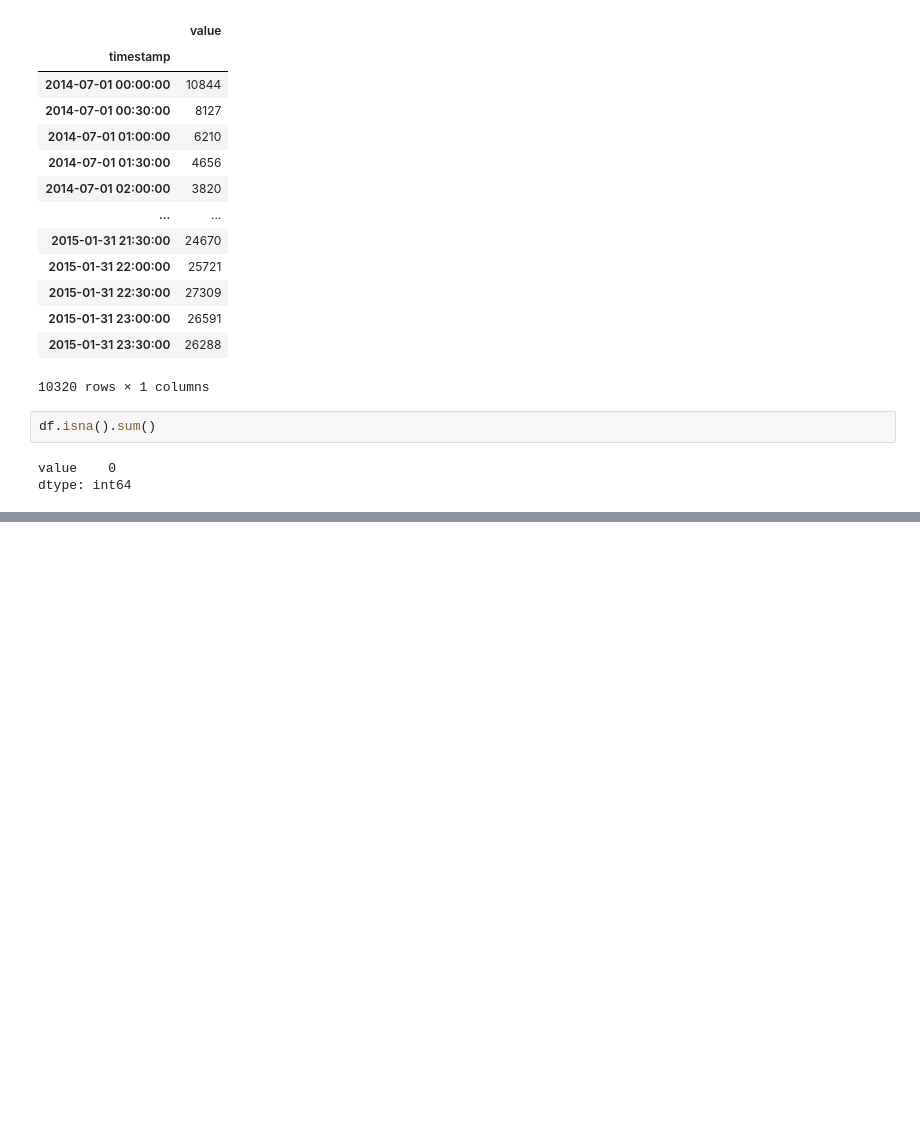
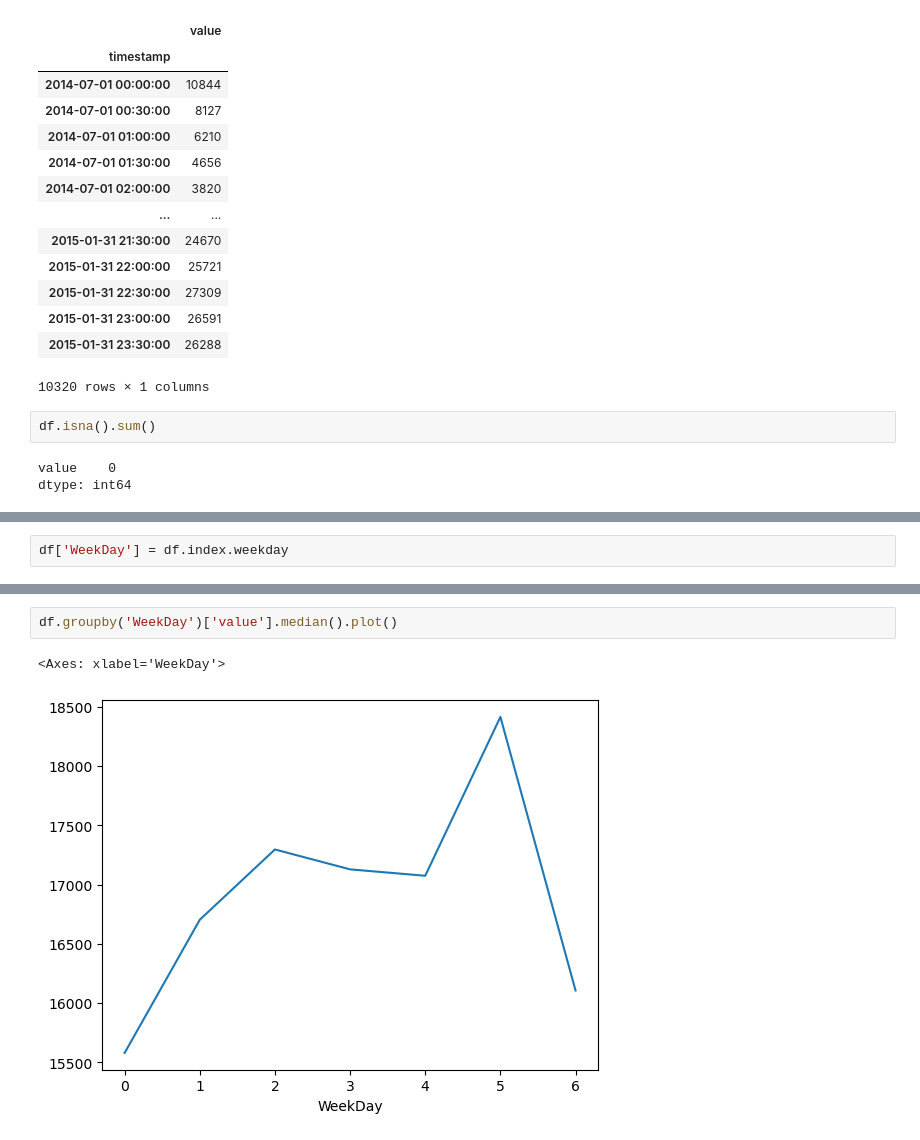
Before and after one commit to ShubhamMisar-12/NYC-Taxi-Traffic-Analysis, a Jupyter notebook: NYC Taxi Data Analysis.ipynb, the cells around one changed output, grey strips where cells are left out. Cells and saved outputs as stored; diff of their text form; blank space fills up the shorter version.

```diff
--- a/NYC Taxi Data Analysis.ipynb
+++ b/NYC Taxi Data Analysis.ipynb
@@ -63,0 +91,2 @@ dtype: int64
+# %%
+df['WeekDay'] = df.index.weekday
@@ -63,0 +110,5 @@ dtype: int64
+# %%
+df.groupby('WeekDay')['value'].median().plot()
+# %% [output]
+<Axes: xlabel='WeekDay'>
+[figure, added]
```
Also changed, not shown: parts of 12 cells of this notebook.
